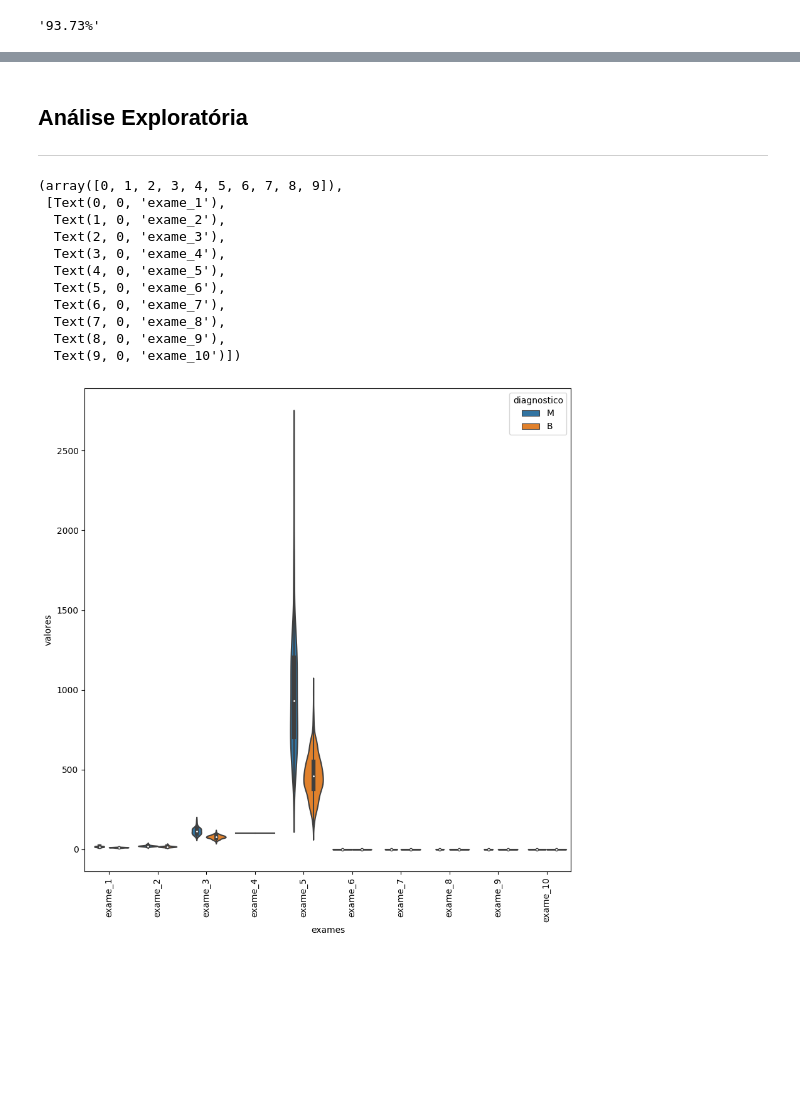
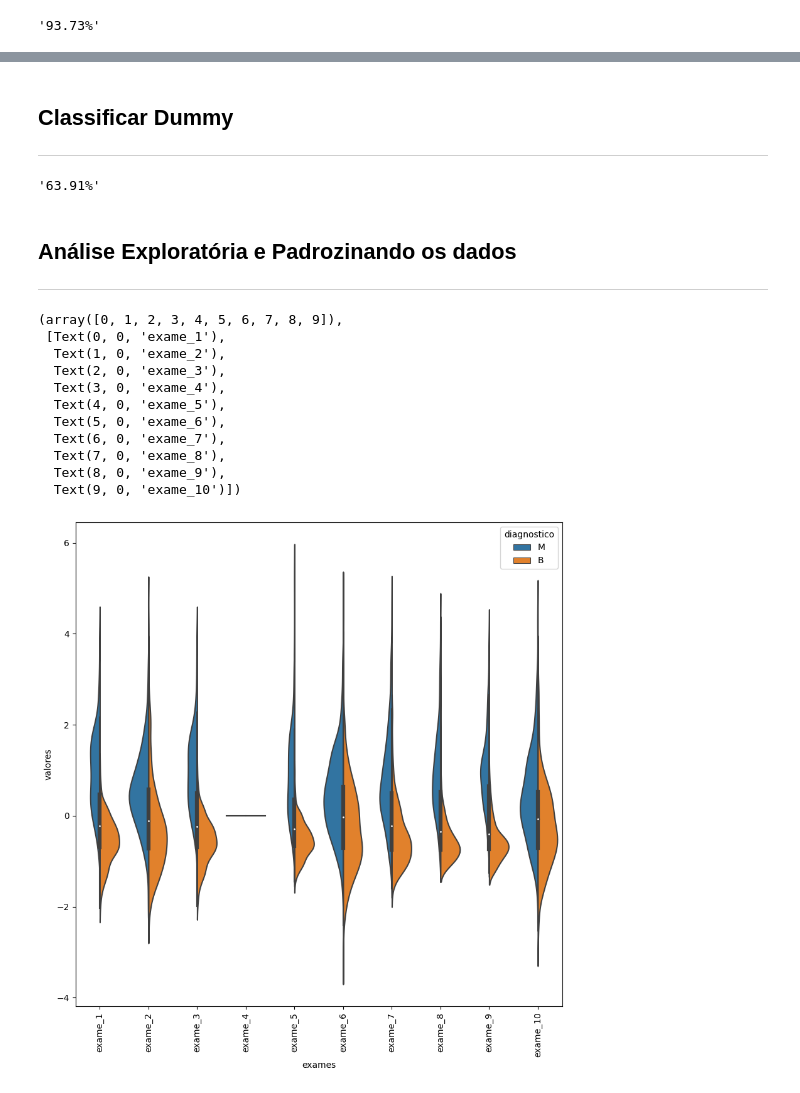
Before and after one commit to Lyarkh/Formacao_Machine_Learning, a Jupyter notebook: machine_learning/3 - lidando_com_dados_de_muitas_dimensoes/tratando_dados_de_muitas_dimensoes.ipynb, the cells around one changed output, grey strips where cells are left out. Cells and saved outputs as stored; diff of their text form; code cells hidden in the pictures; blank space fills up the shorter version.

Commit message:
feat: melhorando a visualização e padronizando os dados

```diff
--- a/machine_learning/3 - lidando_com_dados_de_muitas_dimensoes/tratando_dados_de_muitas_dimensoes.ipynb
+++ b/machine_learning/3 - lidando_com_dados_de_muitas_dimensoes/tratando_dados_de_muitas_dimensoes.ipynb
@@ -86,27 +72,47 @@ dummy.fit(treino_x, treino_y)
-# %% [markdown]
-## Análise Exploratória
----
-# %%
-import seaborn as sns
-import matplotlib.pyplot as plt
-
-dados_plot = pd.concat([diagnostico, valores_exames.iloc[:,0:10]], axis=1)
-dados_plot = pd.melt(dados_plot, id_vars='diagnostico', var_name='exames', value_name='valores')
-
-plt.figure(figsize=(10, 10))
-sns.violinplot(x='exames', y='valores', hue='diagnostico', data=dados_plot)
-
-plt.xticks(rotation=90)
-# %% [output]
-(array([0, 1, 2, 3, 4, 5, 6, 7, 8, 9]),
- [Text(0, 0, 'exame_1'),
-  Text(1, 0, 'exame_2'),
-  Text(2, 0, 'exame_3'),
-  Text(3, 0, 'exame_4'),
-  Text(4, 0, 'exame_5'),
-  Text(5, 0, 'exame_6'),
-  Text(6, 0, 'exame_7'),
-  Text(7, 0, 'exame_8'),
-  Text(8, 0, 'exame_9'),
-  Text(9, 0, 'exame_10')])
-[figure, removed]
+# %% [markdown]
+## Classificar Dummy
+---
+# %%
+from sklearn.dummy import DummyClassifier
+
+SEED = 123143
+random.seed(SEED)
+
+dummy = DummyClassifier(strategy='most_frequent')
+dummy.fit(treino_x, treino_y)
+"{:.2%}".format(dummy.score(teste_x, teste_y))
+# %% [output]
+'63.91%'
+# %% [markdown]
+## Análise Exploratória e Padrozinando os dados
+---
+# %%
+import seaborn as sns
+import matplotlib.pyplot as plt
+from sklearn.preprocessing import StandardScaler
+
+padronizador = StandardScaler()
+padronizador.fit(valores_exames)
+valores_exames_padronizados = padronizador.transform(valores_exames)
+valores_exames_padronizados = pd.DataFrame(valores_exames_padronizados, columns=valores_exames.keys())
+
+dados_plot = pd.concat([diagnostico, valores_exames_padronizados.iloc[:,0:10]], axis=1)
+dados_plot = pd.melt(dados_plot, id_vars='diagnostico', var_name='exames', value_name='valores')
+
+plt.figure(figsize=(10, 10))
+sns.violinplot(x='exames', y='valores', hue='diagnostico', data=dados_plot, split=True)
+
+plt.xticks(rotation=90)
+# %% [output]
+(array([0, 1, 2, 3, 4, 5, 6, 7, 8, 9]),
+ [Text(0, 0, 'exame_1'),
+  Text(1, 0, 'exame_2'),
+  Text(2, 0, 'exame_3'),
+  Text(3, 0, 'exame_4'),
+  Text(4, 0, 'exame_5'),
+  Text(5, 0, 'exame_6'),
+  Text(6, 0, 'exame_7'),
+  Text(7, 0, 'exame_8'),
+  Text(8, 0, 'exame_9'),
+  Text(9, 0, 'exame_10')])
+[figure, added]
```
Also changed, not shown: parts of 2 cells of this notebook.
